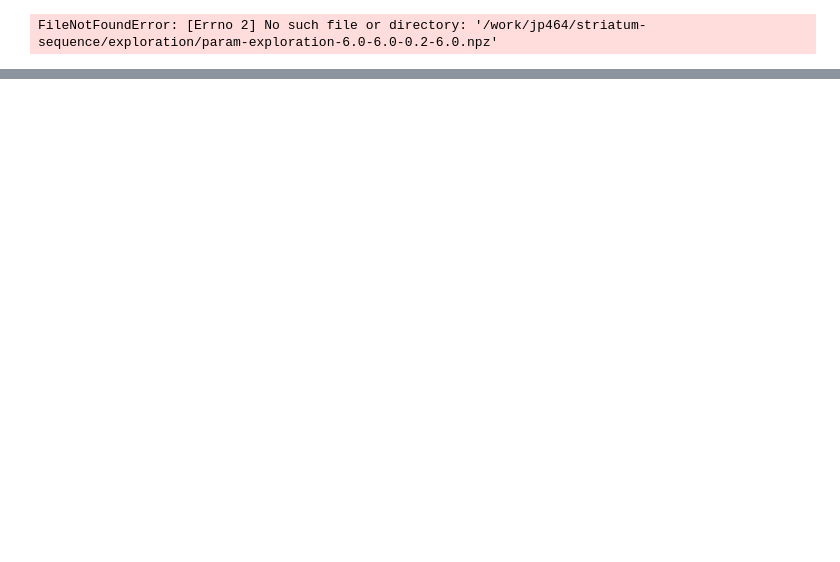
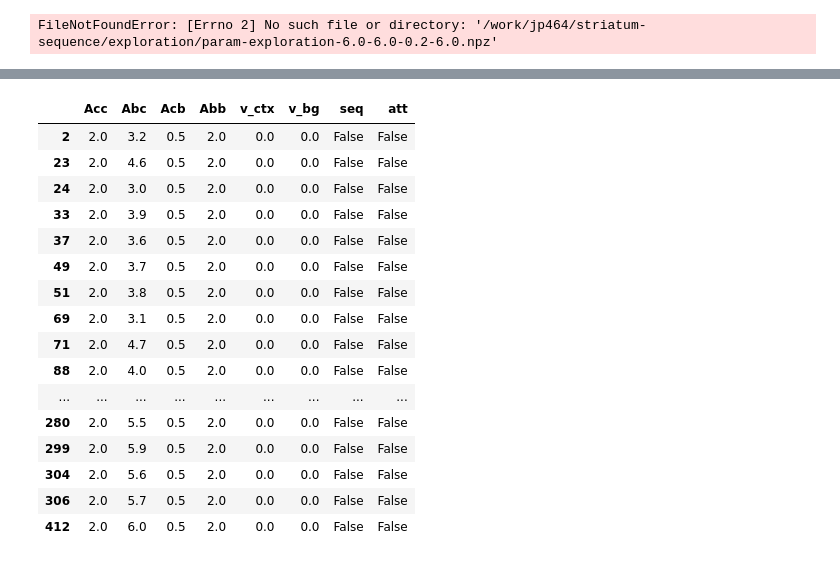
Before and after one commit to jp464/striatal-sequence, a Jupyter notebook: figures/article/1/playground.ipynb, the cells around one changed output, grey strips where cells are left out. Cells and saved outputs as stored; diff of their text form; code cells hidden in the pictures; blank space fills up the shorter version.

```diff
--- a/figures/article/1/playground.ipynb
+++ b/figures/article/1/playground.ipynb
@@ -46,0 +50,20 @@ df[df['Acb'] == 0.1
+# %%
+df.loc[(df['Acb']==0.5) & (df['Abb']==2.0)]
+# %% [output]
+|  | Acc | Abc | Acb | Abb | v_ctx | v_bg | seq | att |
+| 2 | 2.0 | 3.2 | 0.5 | 2.0 | 0.0 | 0.0 | False | False |
+| 23 | 2.0 | 4.6 | 0.5 | 2.0 | 0.0 | 0.0 | False | False |
+| 24 | 2.0 | 3.0 | 0.5 | 2.0 | 0.0 | 0.0 | False | False |
+| 33 | 2.0 | 3.9 | 0.5 | 2.0 | 0.0 | 0.0 | False | False |
+| 37 | 2.0 | 3.6 | 0.5 | 2.0 | 0.0 | 0.0 | False | False |
+| 49 | 2.0 | 3.7 | 0.5 | 2.0 | 0.0 | 0.0 | False | False |
+| 51 | 2.0 | 3.8 | 0.5 | 2.0 | 0.0 | 0.0 | False | False |
+| 69 | 2.0 | 3.1 | 0.5 | 2.0 | 0.0 | 0.0 | False | False |
+| 71 | 2.0 | 4.7 | 0.5 | 2.0 | 0.0 | 0.0 | False | False |
+| 88 | 2.0 | 4.0 | 0.5 | 2.0 | 0.0 | 0.0 | False | False |
+| ... | ... | ... | ... | ... | ... | ... | ... | ... |
+| 280 | 2.0 | 5.5 | 0.5 | 2.0 | 0.0 | 0.0 | False | False |
+| 299 | 2.0 | 5.9 | 0.5 | 2.0 | 0.0 | 0.0 | False | False |
+| 304 | 2.0 | 5.6 | 0.5 | 2.0 | 0.0 | 0.0 | False | False |
+| 306 | 2.0 | 5.7 | 0.5 | 2.0 | 0.0 | 0.0 | False | False |
+| 412 | 2.0 | 6.0 | 0.5 | 2.0 | 0.0 | 0.0 | False | False |
```
Also changed, not shown: parts of 11 cells of this notebook, 24 other files.
